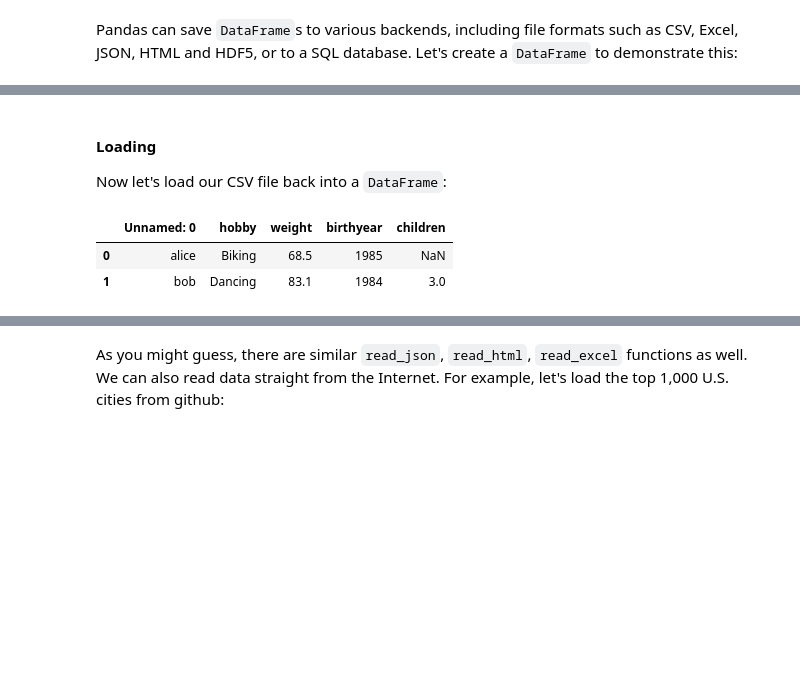
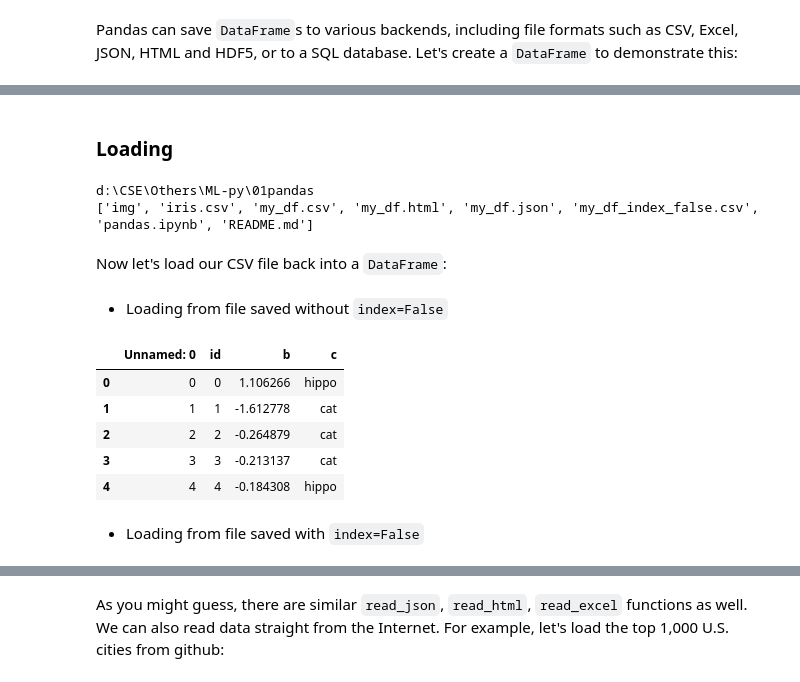
Before and after one commit to dev-SR/machine-learning, a Jupyter notebook: 01pandas/pandas.ipynb, the cells around one changed output, grey strips where cells are left out. Saved outputs shown, nothing was run; the diff lists cells and outputs as text; code cells hidden in the pictures; blank space fills up the shorter version.

Commit message:
pandas: revamped

```diff
--- a/01pandas/pandas.ipynb
+++ b/01pandas/pandas.ipynb
@@ -1132,10 +1722,25 @@ my_df.to_json("my_df.json")
+# %% [markdown]
+### Loading
+# %%
+import os
+print(os.getcwd())
+print(os.listdir())
+# %% [output]
+d:\CSE\Others\ML-py\01pandas
+['img', 'iris.csv', 'my_df.csv', 'my_df.html', 'my_df.json', 'my_df_index_false.csv', 'pandas.ipynb', 'README.md']
 # %% [markdown]
-#### Loading
 Now let's load our CSV file back into a `DataFrame`:
+# %% [markdown]
+- Loading from file saved without `index=False`
 # %%
 my_df_loaded = pd.read_csv("my_df.csv")
-my_df_loaded
+my_df_loaded.head()
 # %% [output]
-|  | Unnamed: 0 | hobby | weight | birthyear | children |
-| 0 | alice | Biking | 68.5 | 1985 | NaN |
-| 1 | bob | Dancing | 83.1 | 1984 | 3.0 |
+|  | Unnamed: 0 | id | b | c |
+| 0 | 0 | 0 | 1.106266 | hippo |
+| 1 | 1 | 1 | -1.612778 | cat |
+| 2 | 2 | 2 | -0.264879 | cat |
+| 3 | 3 | 3 | -0.213137 | cat |
+| 4 | 4 | 4 | -0.184308 | hippo |
+# %% [markdown]
+- Loading from file saved with `index=False`
```
Also changed, not shown: parts of 329 cells of this notebook, 7 other files.
